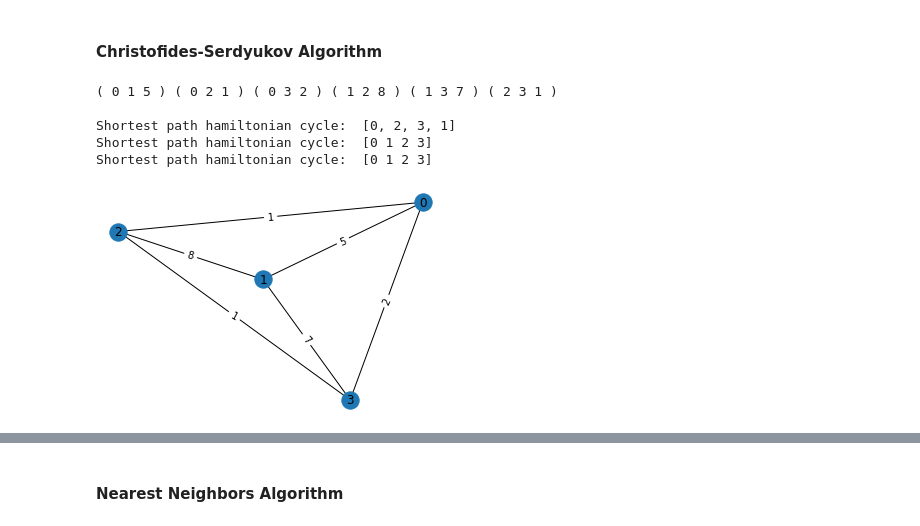
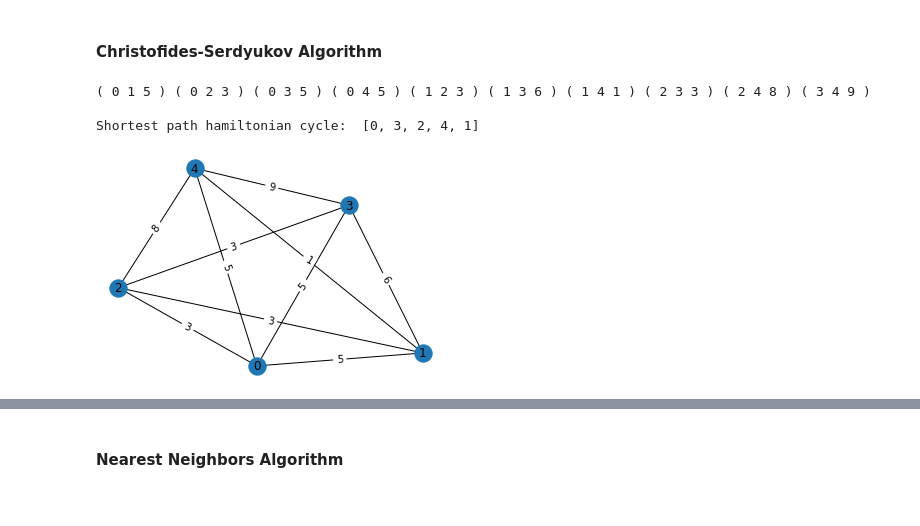
Before and after one commit to hurryingauto3/CS412-Algorithms-Final-Project, a Jupyter notebook: Implementations/Notebook/Implementation and Analysis.ipynb, the cells around one changed output, grey strips where cells are left out. Drawn from its saved outputs; the diff is of its cells as text; code cells hidden in the pictures.

```diff
--- a/Implementations/Notebook/Implementation and Analysis.ipynb
+++ b/Implementations/Notebook/Implementation and Analysis.ipynb
@@ -23,13 +23,15 @@ def complete_graph(n):
         d['weight'] = random.randrange(1, 10)
     return G
 
-def complete_graph_matrix(n):
+def complete_graph_matrix(G, n):
     dists = [[0] * n for i in range(n)]
-    for i in range(n):
-        for j in range(i+1, n):
-            dists[i][j] = dists[j][i] = random.randint(1, 10)
+    for u, v, d in G.edges(data=True):
+            dists[u][v] = dists[v][u] = d['weight']
+    return dists
 
-    return dists
+def Pretty_Print(G):
+    for row in G_:
+        print(''.join([str(n).rjust(3, ' ') for n in row]))
 # %% [markdown]
 ## Exact Algorithm
 # %% [markdown]
@@ -119,7 +157,17 @@ def pairwise_ex(route, cost_mat):
                 if j - i == 1: continue
                 if cost_change(cost_mat, best[i - 1]-1, best[i]-1, best[j - 1]-1, best[j]-1) < 0:
                     # Swap the edges if the path improves
-                    best[i:j] = best[j - 1:i - 1]
+                    best[i:j] = best[j - 1:i - 1:-1]
                     improved = True
         route = best
     return best
+# %%
+G = complete_graph(5)
+pos = nx.spring_layout(G)
+labels = nx.get_edge_attributes(G, 'weight')
+nx.draw_networkx_edge_labels(G, pos, edge_labels=labels)
+nx.draw(G, pos, with_labels=True)
+G_ = complete_graph_matrix(G, len(G))
+Pretty_Print(G_)
+print('\n')
+print("Shortest path hamiltonian cycle: ", pairwise_ex(list(G.nodes()), G_))
@@ -125,0 +184,11 @@ def pairwise_ex(route, cost_mat):
+# %%
+runtimes = []
+for i in range(1, 100):
+    G = complete_graph(i)
+    G_ = complete_graph_matrix(G, len(G))
+    start = time.time()
+    pairwise_ex(list(G.nodes()), G_)
+    runtimes.append(time.time() - start)
+
+plt.plot([i for i in range(1, 100)], runtimes)
+plt.show()
@@ -166,24 +237,20 @@ def chirstoalgo(G, v):
     tsp_path = list(dict.fromkeys(e_circ))
     return tsp_path
 # %%
-G = complete_graph(4)
+G = complete_graph(5)
 for u, v, d in G.edges(data=True):
         print("(",u, v, d['weight'], ")", end=" ")
 pos = nx.spring_layout(G)
 labels = nx.get_edge_attributes(G, 'weight')
 nx.draw_networkx_edge_labels(G, pos, edge_labels=labels)
 nx.draw(G, pos, with_labels=True)
 
-G_ = np.array([np.array([0 for i in range(4)]) for i in range(4)])
+print("\n")
 
-print("\n")
+
 print("Shortest path hamiltonian cycle: ", chirstoalgo(G, 0))
-print("Shortest path hamiltonian cycle: ", tspsolve.nearest_neighbor(G_))
-print("Shortest path hamiltonian cycle: ", tspsolve.two_opt(G_, G.nodes()))
 # %% [output]
-( 0 1 5 ) ( 0 2 1 ) ( 0 3 2 ) ( 1 2 8 ) ( 1 3 7 ) ( 2 3 1 )
+( 0 1 5 ) ( 0 2 3 ) ( 0 3 5 ) ( 0 4 5 ) ( 1 2 3 ) ( 1 3 6 ) ( 1 4 1 ) ( 2 3 3 ) ( 2 4 8 ) ( 3 4 9 )
 
-Shortest path hamiltonian cycle:  [0, 2, 3, 1]
-Shortest path hamiltonian cycle:  [0 1 2 3]
-Shortest path hamiltonian cycle:  [0 1 2 3]
+Shortest path hamiltonian cycle:  [0, 3, 2, 4, 1]
-[figure, old version]
+[figure, new version]
```
Also changed, not shown: parts of 9 cells of this notebook.
